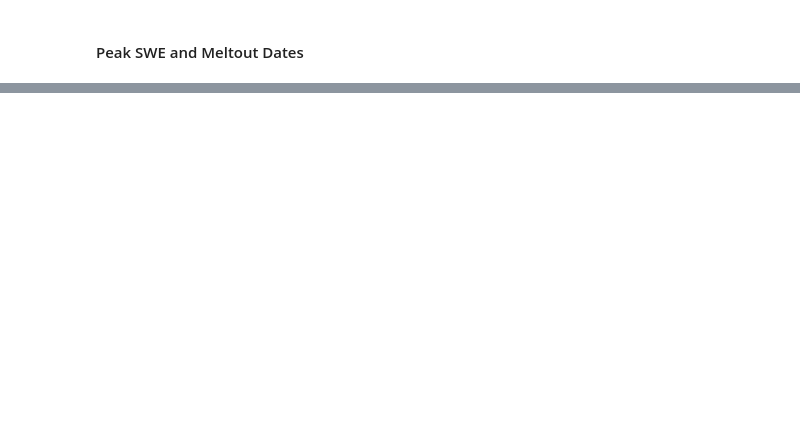
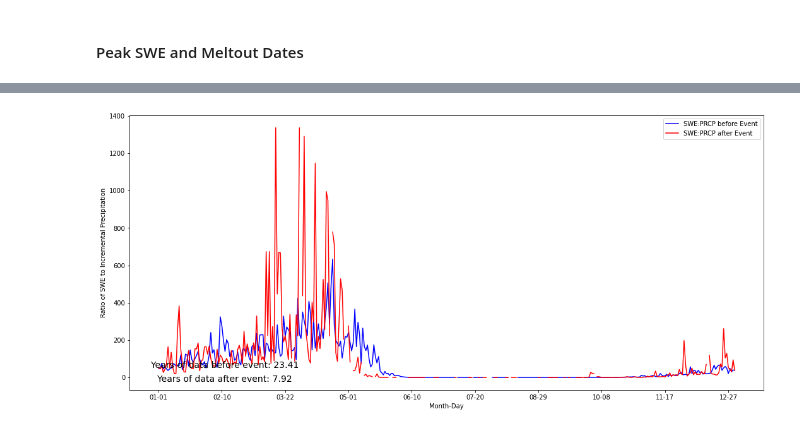
Before and after one commit to geoskimoto/SNOTEL-Change-Detection, a Jupyter notebook: ChangeDetection.ipynb, the cells around one changed output, grey strips where cells are left out. Cells and saved outputs as stored; diff of their text form; code cells hidden in the pictures; blank space fills up the shorter version.

```diff
--- a/ChangeDetection.ipynb
+++ b/ChangeDetection.ipynb
@@ -414,3 +484,7 @@ SWEtoPREC(['908:WA:SNTL'],begindate='11/25/2005',enddate='12/18/2019', eventdate
+# %%
+SWEtoPRCP(['507:WA:SNTL'],'1990-01-01', '2021-05-01', '2013-05-31')
+# %% [output]
+[figure, added]
 # %%
 double_mass(['912:WA:SNTL','908:WA:SNTL','791:WA:SNTL'], 'PREC', '2010-01-01', '2019-01-01', '2015-10-01')
 # %% [output]
```
Also changed, not shown: parts of 22 cells of this notebook.
